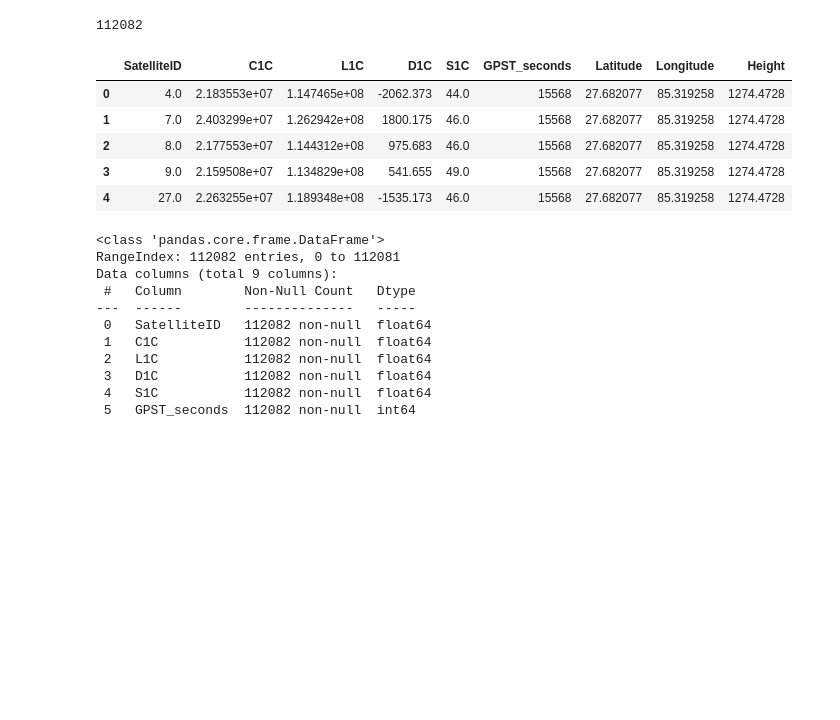
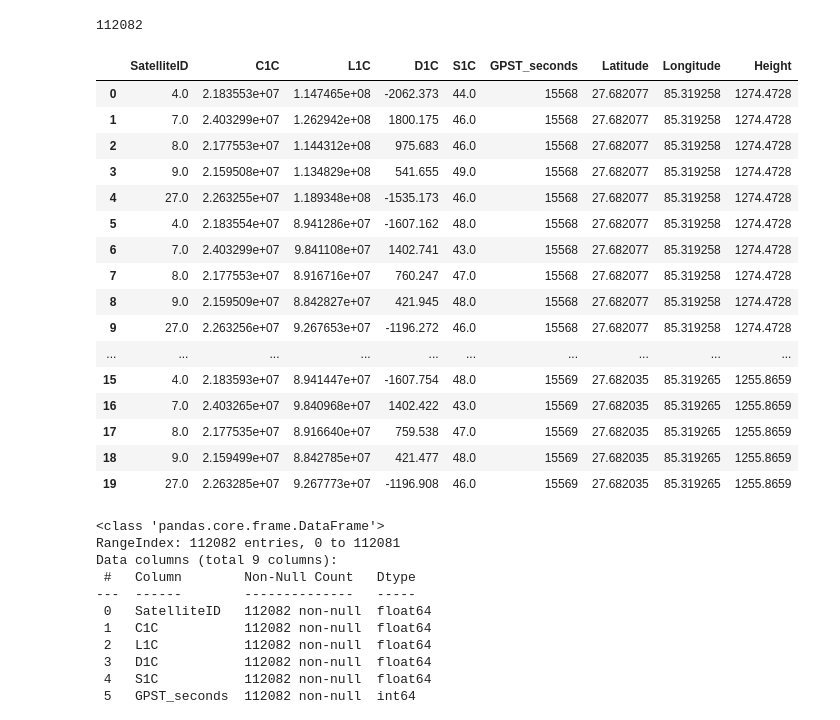
Before and after one commit to ZeyadSaleh-ejust/RTKCorrection, a Jupyter notebook: research/model_training.ipynb, the cells around one changed output. Cells and saved outputs as stored; diff of their text form; code cells hidden in the pictures; blank space fills up the shorter version.

```diff
--- a/research/data_transformation.ipynb
+++ b/research/model_training.ipynb
@@ -69,14 +69,25 @@ len(df)
 # %% [output]
 112082
 # %%
-df.head()
+df.head(20)
 # %% [output]
 |  | SatelliteID | C1C | L1C | D1C | S1C | GPST_seconds | Latitude | Longitude | Height |
 | 0 | 4.0 | 2.183553e+07 | 1.147465e+08 | -2062.373 | 44.0 | 15568 | 27.682077 | 85.319258 | 1274.4728 |
 | 1 | 7.0 | 2.403299e+07 | 1.262942e+08 | 1800.175 | 46.0 | 15568 | 27.682077 | 85.319258 | 1274.4728 |
 | 2 | 8.0 | 2.177553e+07 | 1.144312e+08 | 975.683 | 46.0 | 15568 | 27.682077 | 85.319258 | 1274.4728 |
 | 3 | 9.0 | 2.159508e+07 | 1.134829e+08 | 541.655 | 49.0 | 15568 | 27.682077 | 85.319258 | 1274.4728 |
 | 4 | 27.0 | 2.263255e+07 | 1.189348e+08 | -1535.173 | 46.0 | 15568 | 27.682077 | 85.319258 | 1274.4728 |
+| 5 | 4.0 | 2.183554e+07 | 8.941286e+07 | -1607.162 | 48.0 | 15568 | 27.682077 | 85.319258 | 1274.4728 |
+| 6 | 7.0 | 2.403299e+07 | 9.841108e+07 | 1402.741 | 43.0 | 15568 | 27.682077 | 85.319258 | 1274.4728 |
+| 7 | 8.0 | 2.177553e+07 | 8.916716e+07 | 760.247 | 47.0 | 15568 | 27.682077 | 85.319258 | 1274.4728 |
+| 8 | 9.0 | 2.159509e+07 | 8.842827e+07 | 421.945 | 48.0 | 15568 | 27.682077 | 85.319258 | 1274.4728 |
+| 9 | 27.0 | 2.263256e+07 | 9.267653e+07 | -1196.272 | 46.0 | 15568 | 27.682077 | 85.319258 | 1274.4728 |
+| ... | ... | ... | ... | ... | ... | ... | ... | ... | ... |
+| 15 | 4.0 | 2.183593e+07 | 8.941447e+07 | -1607.754 | 48.0 | 15569 | 27.682035 | 85.319265 | 1255.8659 |
+| 16 | 7.0 | 2.403265e+07 | 9.840968e+07 | 1402.422 | 43.0 | 15569 | 27.682035 | 85.319265 | 1255.8659 |
+| 17 | 8.0 | 2.177535e+07 | 8.916640e+07 | 759.538 | 47.0 | 15569 | 27.682035 | 85.319265 | 1255.8659 |
+| 18 | 9.0 | 2.159499e+07 | 8.842785e+07 | 421.477 | 48.0 | 15569 | 27.682035 | 85.319265 | 1255.8659 |
+| 19 | 27.0 | 2.263285e+07 | 9.267773e+07 | -1196.908 | 46.0 | 15569 | 27.682035 | 85.319265 | 1255.8659 |
 # %%
 df.info()
 # %% [output]
```
Also changed, not shown: 3 other files.
